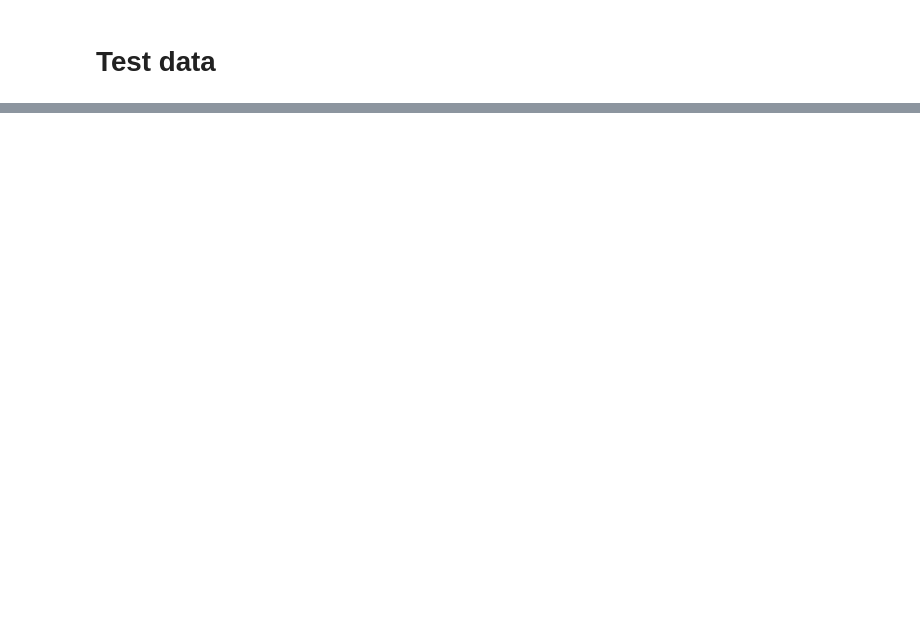
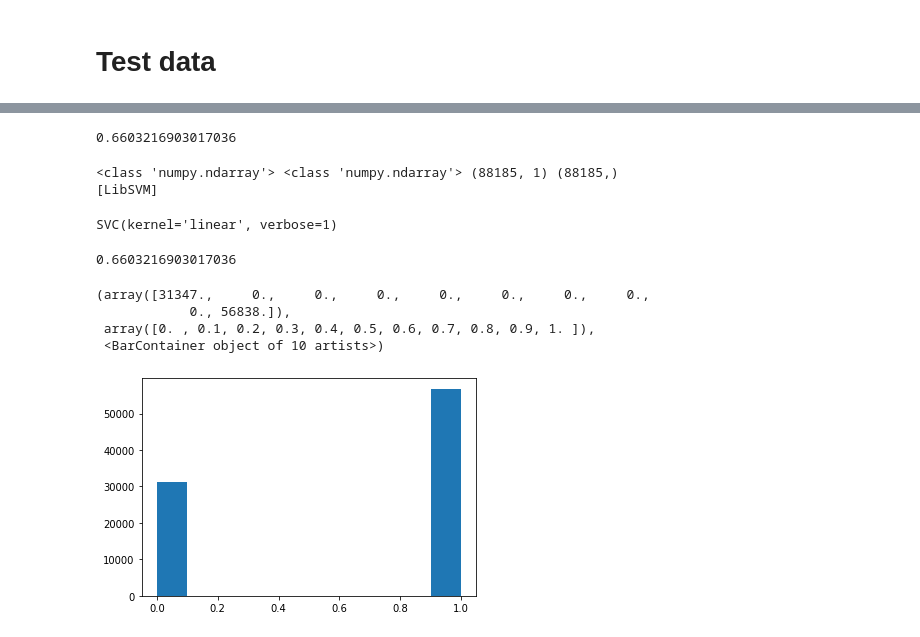
Before and after one commit to arunasank/6.864-project, a Jupyter notebook: code/Kolhatkar_et_al-new-data.ipynb, the cells around one changed output, grey strips where cells are left out. Drawn from its saved outputs; the diff is of its cells as text; code cells hidden in the pictures; blank space fills up the shorter version.

```diff
--- a/code/Kolhatkar_et_al-new-data.ipynb
+++ b/code/Kolhatkar_et_al-new-data.ipynb
@@ -222,0 +489,9 @@ print(test_ratings.groupby('output', as_index=False)['full_text_sentences_mean_w
+# %%
+train = train.drop(['ner_count'], 1)
+train_features = train_unique.merge(train, on='summary')
+# %%
+train_features = train_features.drop(['Unnamed: 0'], 1)
+# %%
+train_features['length'] = train_features.apply(lambda row: np.array([row['full_text_average_word_length'], row['full_text_sentences_mean_word_count'], len(row['full_text_tokens']), len(row['full_text_sentences'])]), axis=1)
+# %%
+train_features['quality'] = train_features.apply(lambda row: np.array([row['personal_description'], row['readability'], row['punctuation'], row['spell_check']]), axis=1)
@@ -222,0 +594,15 @@ print(test_ratings.groupby('output', as_index=False)['full_text_sentences_mean_w
+# %%
+logreg.score(np.array(list(test_features['ner_count'])).reshape((-1, 1)), np.array(list(test['output'])))
+# %% [output]
+0.6603216903017036
+# %%
+clf = sklearn.svm.SVC(kernel='linear', verbose=1)
+X2 =  np.array(list(train_features['ner_count'])).reshape((-1, 1))
+y =  np.array(list(train_features['output']))
+print(type(X2), type(y), X2.shape, y.shape)
+scaling = np.array(list(train_features['scaling']))
+clf.fit(X2, y, sample_weight=scaling)
+# %% [output]
+<class 'numpy.ndarray'> <class 'numpy.ndarray'> (88185, 1) (88185,)
+[LibSVM]
+SVC(kernel='linear', verbose=1)
@@ -222,0 +611,12 @@ print(test_ratings.groupby('output', as_index=False)['full_text_sentences_mean_w
+# %%
+np.mean(predictions == test['output'])
+# %% [output]
+0.6603216903017036
+# %%
+plt.hist(train_features['output'])
+# %% [output]
+(array([31347.,     0.,     0.,     0.,     0.,     0.,     0.,     0.,
+            0., 56838.]),
+ array([0. , 0.1, 0.2, 0.3, 0.4, 0.5, 0.6, 0.7, 0.8, 0.9, 1. ]),
+ <BarContainer object of 10 artists>)
+[figure, added]
```
Also changed, not shown: parts of 89 cells of this notebook.
